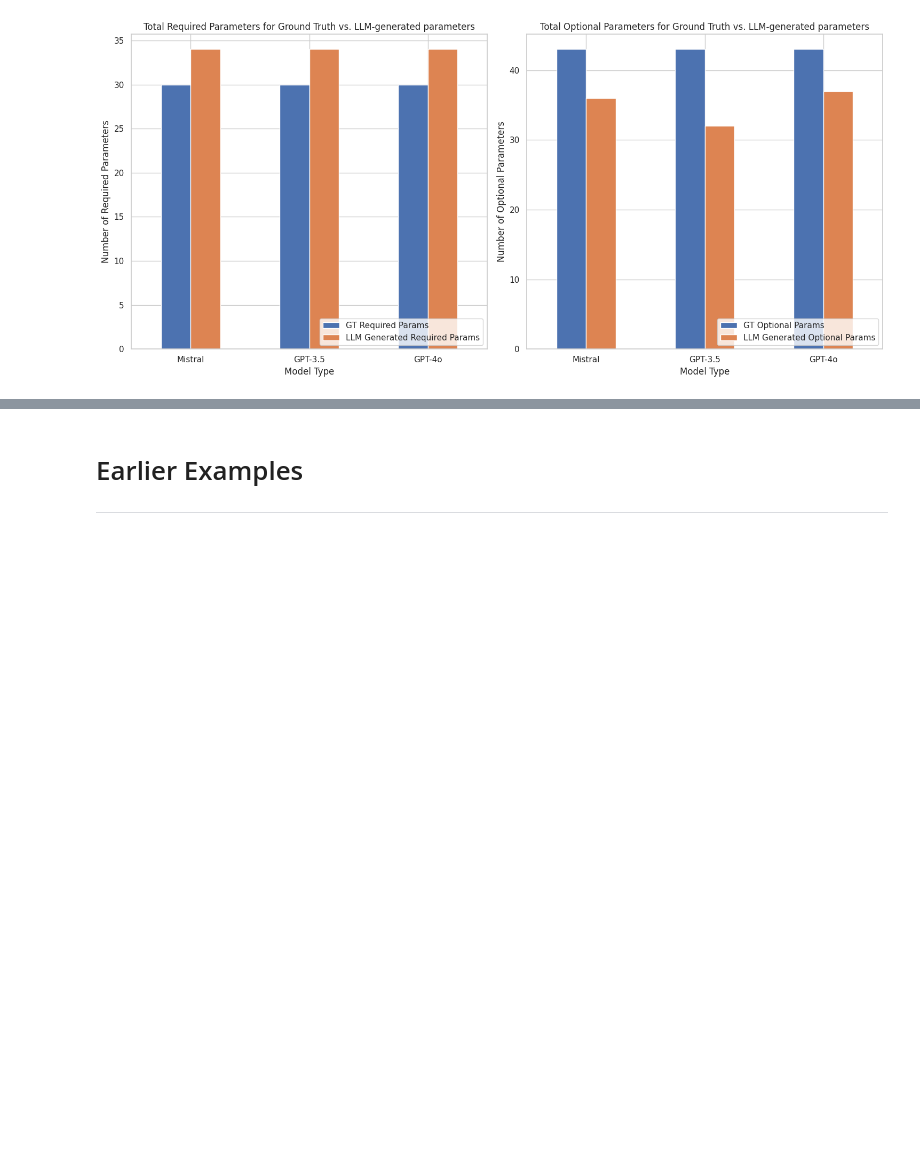
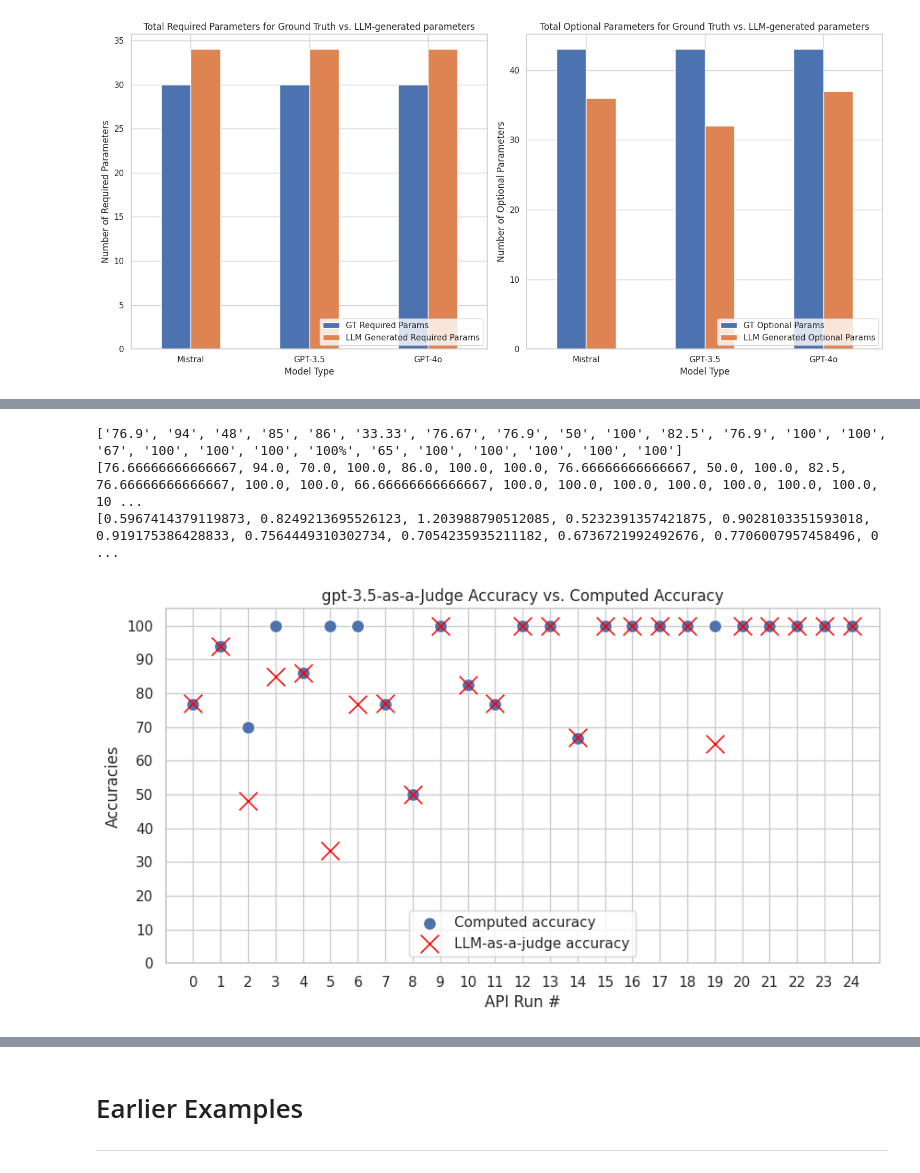
Before and after one commit to eakelly/KinetiQ, a Jupyter notebook: KinetiQ_v4.ipynb, the cells around one changed output, grey strips where cells are left out. Cells and saved outputs as stored; diff of their text form; code cells hidden in the pictures; blank space fills up the shorter version.

```diff
--- a/KinetiQ_v4.ipynb
+++ b/KinetiQ_v4.ipynb
@@ -1066,0 +1140,9 @@ params_count_plot(mistral_params_count, gpt3_params_count, gpt4_params_count)
+# %%
+RESULTS_DIR = "results_naive12172024"
+
+gpt3_schema_naive_df = plot_scores("gpt-3.5", True, True)
+# %% [output]
+['76.9', '94', '48', '85', '86', '33.33', '76.67', '76.9', '50', '100', '82.5', '76.9', '100', '100', '67', '100', '100', '100', '100%', '65', '100', '100', '100', '100', '100']
+[76.66666666666667, 94.0, 70.0, 100.0, 86.0, 100.0, 100.0, 76.66666666666667, 50.0, 100.0, 82.5, 76.66666666666667, 100.0, 100.0, 66.66666666666667, 100.0, 100.0, 100.0, 100.0, 100.0, 100.0, 100.0, 10 ...
+[0.5967414379119873, 0.8249213695526123, 1.203988790512085, 0.5232391357421875, 0.9028103351593018, 0.919175386428833, 0.7564449310302734, 0.7054235935211182, 0.6736721992492676, 0.7706007957458496, 0 ...
+[figure, added]
```
Also changed, not shown: parts of 28 cells of this notebook, 18 other files.
